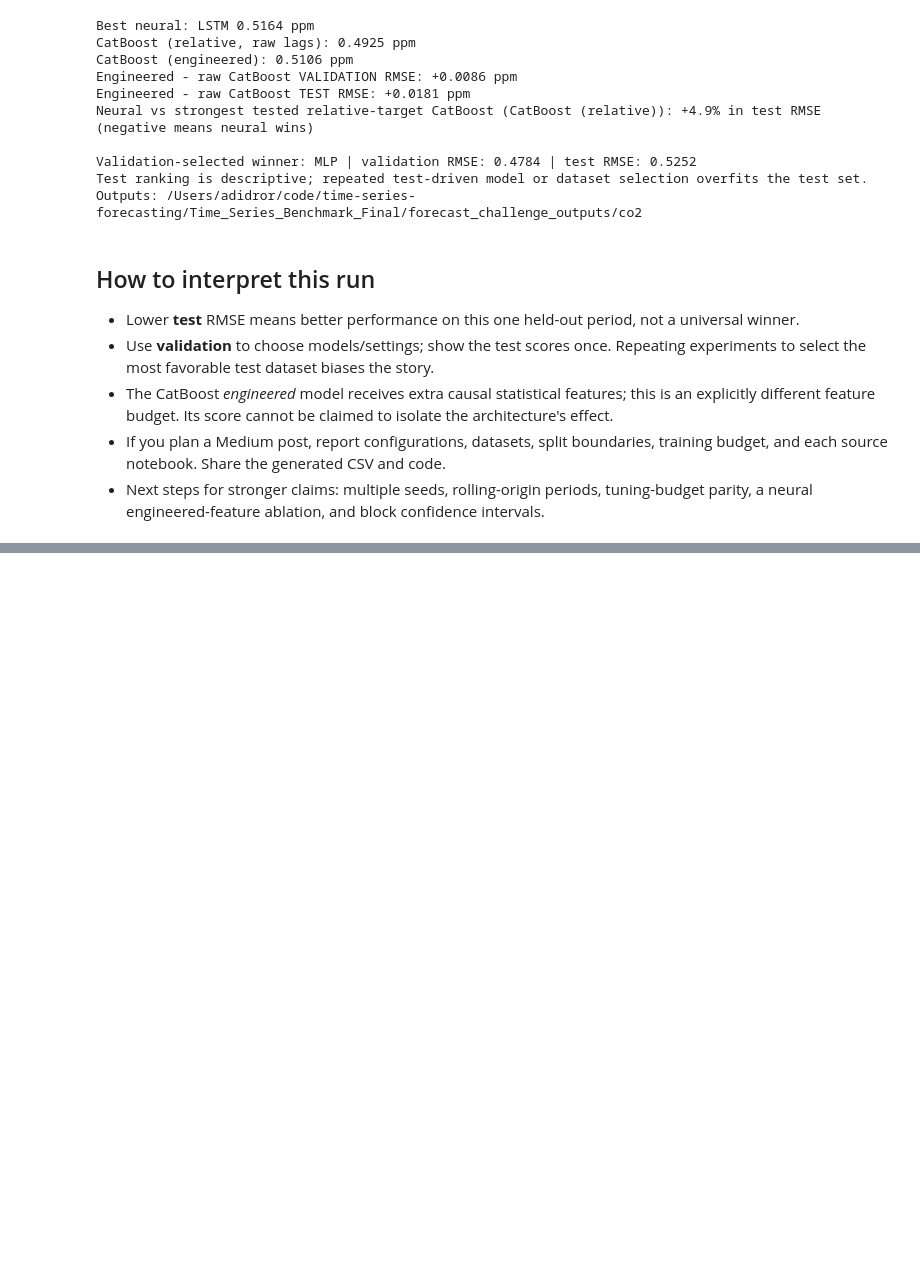
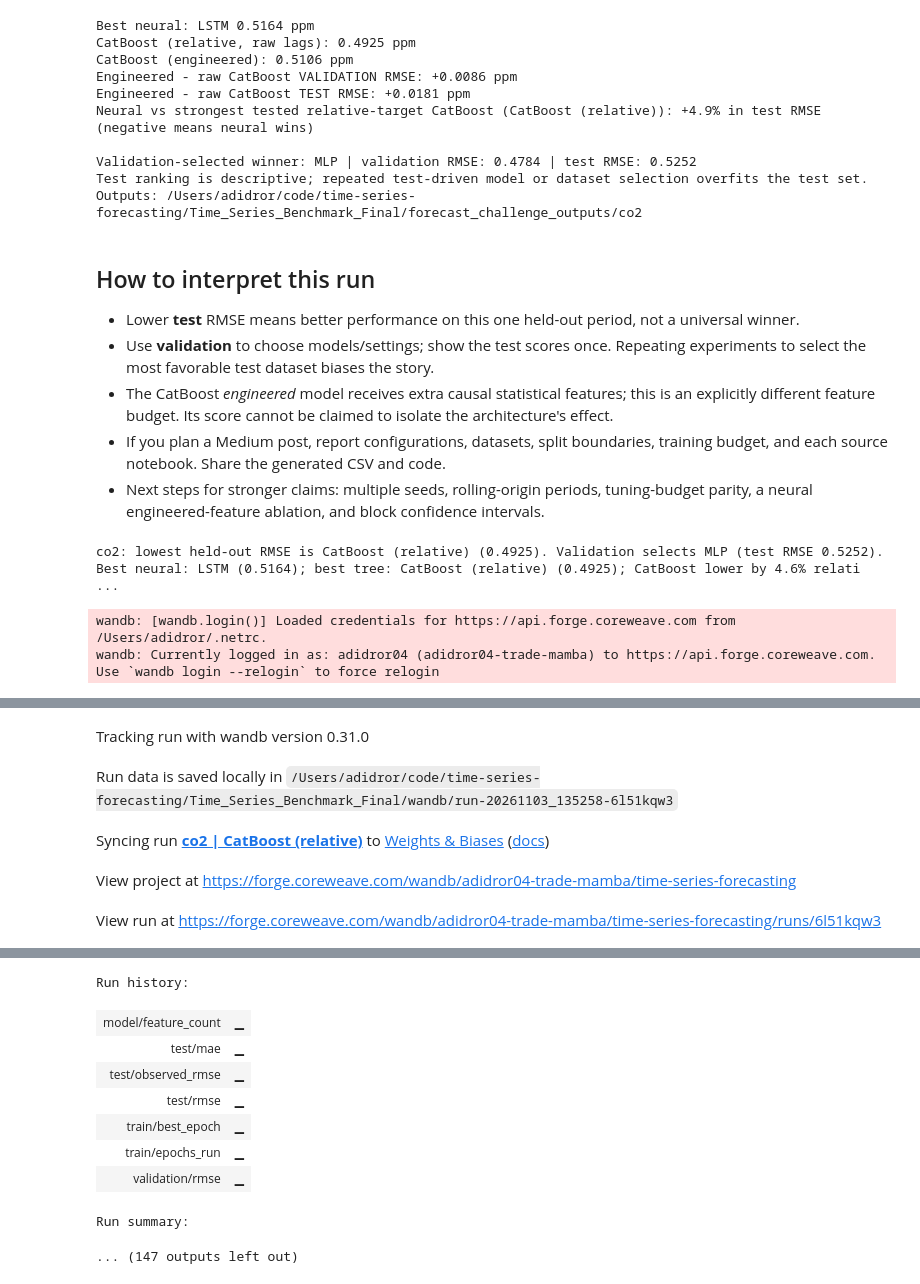
Before and after one commit to adidror005/time-series-forecasting, a Jupyter notebook: Time_Series_Benchmark_Final/01_CO2_final.ipynb, the cells around one changed output, grey strips where cells are left out. Cells and saved outputs as stored; diff of their text form; code cells hidden in the pictures; blank space fills up the shorter version.

```diff
--- a/Time_Series_Benchmark_Final/01_CO2_final.ipynb
+++ b/Time_Series_Benchmark_Final/01_CO2_final.ipynb
@@ -713,3 +713,29 @@ Outputs: /Users/adidror/code/time-series-forecasting/Time_Series_Benchmark_Final
 - The CatBoost *engineered* model receives extra causal statistical features; this is an explicitly different feature budget. Its score cannot be claimed to isolate the architecture's effect.
 - If you plan a Medium post, report configurations, datasets, split boundaries, training budget, and each source notebook. Share the generated CSV and code.
 - Next steps for stronger claims: multiple seeds, rolling-origin periods, tuning-budget parity, a neural engineered-feature ablation, and block confidence intervals.
+# %%
+import os
+
+os.environ["WANDB_NOTEBOOK_NAME"] = "01_CO2_final.ipynb"
+# W&B experiment tracking (optional; runs after saved outputs exist)
+# This cell can be run separately after the notebook has saved comparison.csv.
+# It does NOT retrain any models and does not modify local result files.
+# Requires: pip install wandb && wandb login
+USE_WANDB = True  # Switch to True to publish one W&B run per saved model.
+import sys
+from pathlib import Path
+roots = [Path.cwd(), Path.cwd() / "Time_Series_Benchmark_Final", Path.cwd().parent,
+         Path.cwd().parent / "Time_Series_Benchmark_Final"]
+tracking_root = next((p for p in roots if (p / "wandb_tracking.py").exists()), None)
+if tracking_root is None:
+    print("Optional W&B helper not found: put wandb_tracking.py beside the benchmark notebooks.")
+else:
+    if str(tracking_root.resolve()) not in sys.path:
+        sys.path.insert(0, str(tracking_root.resolve()))
+    from wandb_tracking import log_comparison_csv, summarize_comparison
+    print(summarize_comparison('forecast_challenge_outputs/co2', dataset='co2', csv_name='comparison.csv'))
+    log_comparison_csv('forecast_challenge_outputs/co2', dataset='co2', csv_name='comparison.csv', enabled=USE_WANDB)
+# %% [output]
+co2: lowest held-out RMSE is CatBoost (relative) (0.4925). Validation selects MLP (test RMSE 0.5252). Best neural: LSTM (0.5164); best tree: CatBoost (relative) (0.4925); CatBoost lower by 4.6% relati ...
+wandb: [wandb.login()] Loaded credentials for https://api.forge.coreweave.com from /Users/adidror/.netrc.
+wandb: Currently logged in as: adidror04 (adidror04-trade-mamba) to https://api.forge.coreweave.com. Use `wandb login --relogin` to force relogin
@@ -715,0 +743,5 @@ Outputs: /Users/adidror/code/time-series-forecasting/Time_Series_Benchmark_Final
+Tracking run with wandb version 0.31.0
+Run data is saved locally in /Users/adidror/code/time-series-forecasting/Time_Series_Benchmark_Final/wandb/run-20261103_135258-6l51kqw3
+Syncing run co2 | CatBoost (relative) to Weights & Biases (docs)
+View project at https://forge.coreweave.com/wandb/adidror04-trade-mamba/time-series-forecasting
+View run at https://forge.coreweave.com/wandb/adidror04-trade-mamba/time-series-forecasting/runs/6l51kqw3
@@ -715,0 +749,10 @@ Outputs: /Users/adidror/code/time-series-forecasting/Time_Series_Benchmark_Final
+Run history:
+| model/feature_count | ▁ |
+| test/mae | ▁ |
+| test/observed_rmse | ▁ |
+| test/rmse | ▁ |
+| train/best_epoch | ▁ |
+| train/epochs_run | ▁ |
+| validation/rmse | ▁ |
+Run summary:
+... (147 outputs left out)
```
Also changed, not shown: parts of 3 cells of this notebook, 9 other files.
